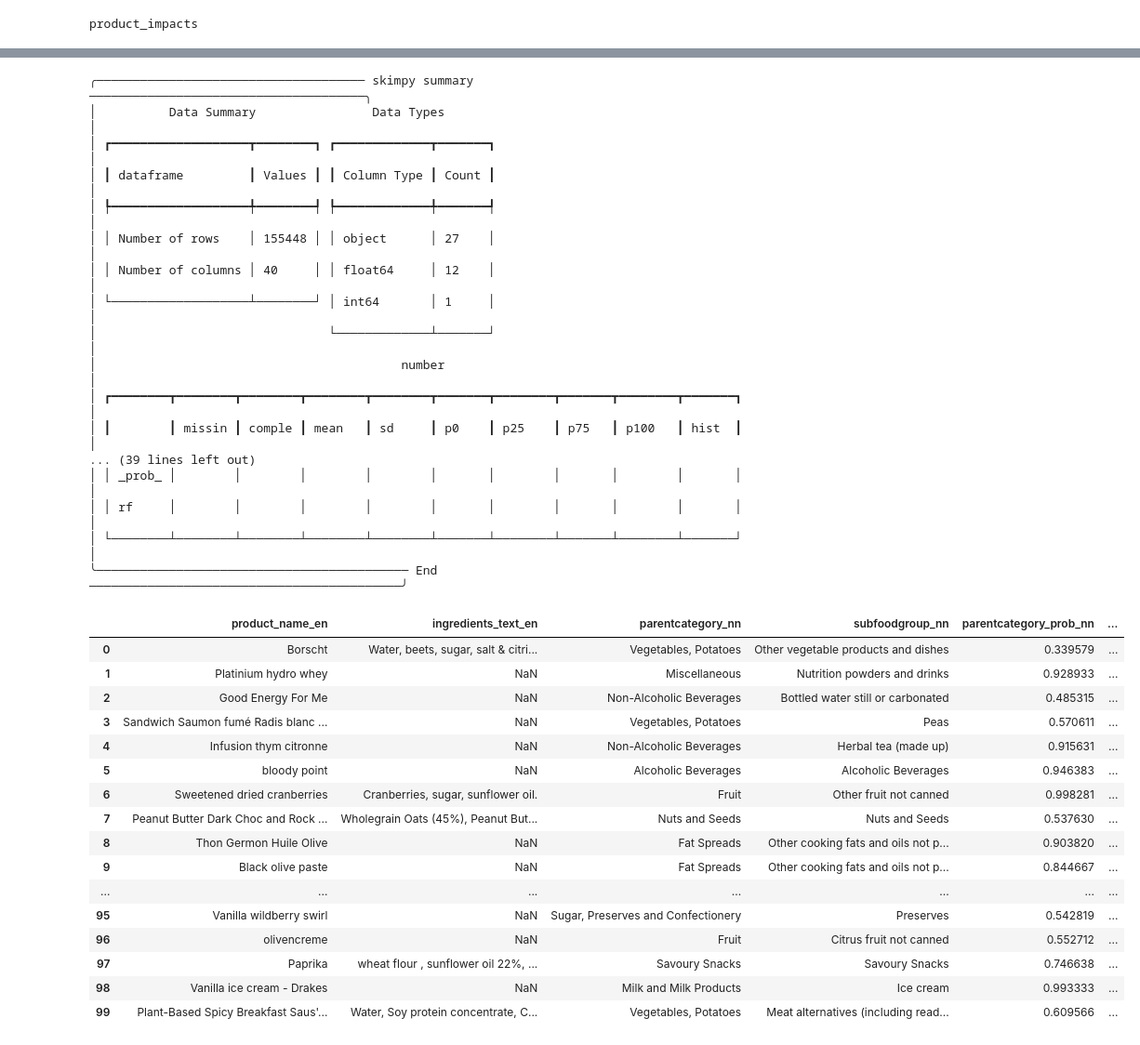
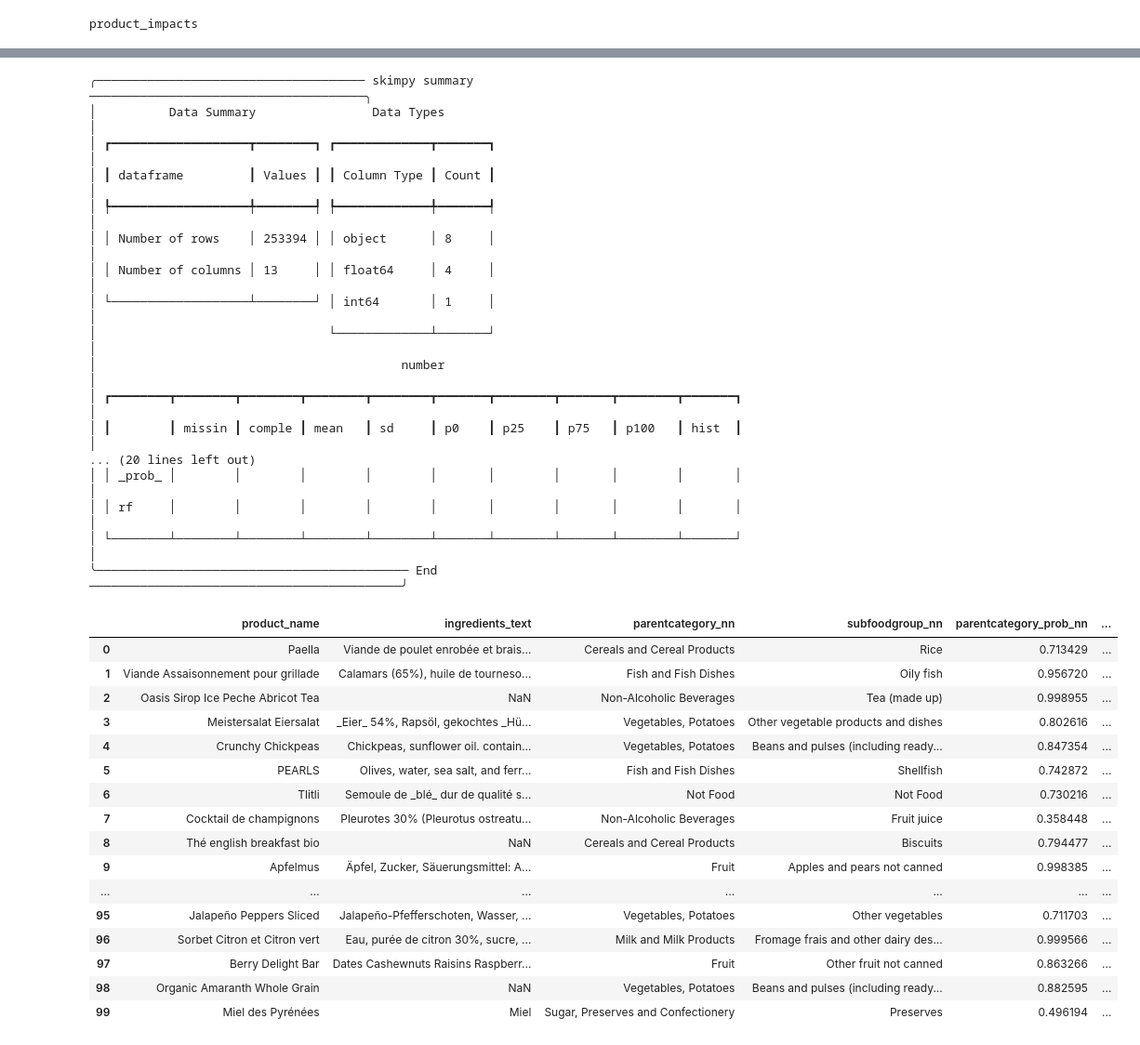
Before and after one commit to shrutijain90/food_product_impacts, a Jupyter notebook: product_impacts/ml_pipeline/validation.ipynb, the cells around one changed output, grey strips where cells are left out. Shown at 93% size. Cells and saved outputs as stored; diff of their text form; code cells hidden in the pictures.

```diff
--- a/product_impacts/ml_pipeline/validation.ipynb
+++ b/product_impacts/ml_pipeline/validation.ipynb
@@ -23,7 +24,15 @@ os.environ["RAY_ENABLE_MAC_LARGE_OBJECT_STORE"] = "1"
 # %%
 # enter path here
 data_dir = '../../SFS/openfoodfacts/all/'
-prefix = 'eng/'
-# %%
-pred_nn = pd.read_csv(f'{data_dir}/predictions/{prefix}predictions_nn.csv')
-pred_rf = pd.read_csv(f'{data_dir}/predictions/{prefix}predictions_rf.csv')
+# %%
+preds_nn = []
+preds_rf = []
+for prefix in ['eng/', 'non_eng/']:
+    pred_nn = pd.read_csv(f'../../SFS/openfoodfacts/all/predictions/{prefix}predictions_nn.csv')
+    preds_nn.append(pred_nn)
+
+    pred_rf = pd.read_csv(f'../../SFS/openfoodfacts/all/predictions/{prefix}predictions_rf.csv')
+    preds_rf.append(pred_rf)
+
+pred_nn = pd.concat(preds_nn, axis=0, ignore_index=True)
+pred_rf = pd.concat(preds_rf, axis=0, ignore_index=True)
@@ -252,40 +340,40 @@ skim(pred_compare[pred_compare['parentcategory_nn']!=pred_compare['parentcategor
 │ ┏━━━━━━━━━━━━━━━━━━━┳━━━━━━━━┓ ┏━━━━━━━━━━━━━┳━━━━━━━┓                                    │
 │ ┃ dataframe         ┃ Values ┃ ┃ Column Type ┃ Count ┃                                    │
 │ ┡━━━━━━━━━━━━━━━━━━━╇━━━━━━━━┩ ┡━━━━━━━━━━━━━╇━━━━━━━┩                                    │
-│ │ Number of rows    │ 155448 │ │ object      │ 27    │                                    │
-│ │ Number of columns │ 40     │ │ float64     │ 12    │                                    │
+│ │ Number of rows    │ 253394 │ │ object      │ 8     │                                    │
+│ │ Number of columns │ 13     │ │ float64     │ 4     │                                    │
 │ └───────────────────┴────────┘ │ int64       │ 1     │                                    │
 │                                └─────────────┴───────┘                                    │
 │                                          number                                           │
 │ ┏━━━━━━━━┳━━━━━━━━┳━━━━━━━━┳━━━━━━━━┳━━━━━━━━┳━━━━━━━┳━━━━━━━━┳━━━━━━━┳━━━━━━━━┳━━━━━━━┓  │
 │ ┃        ┃ missin ┃ comple ┃ mean   ┃ sd     ┃ p0    ┃ p25    ┃ p75   ┃ p100   ┃ hist  ┃  │
-... (39 lines left out)
+... (20 lines left out)
 │ │ _prob_ │        │        │        │        │       │        │       │        │       │  │
 │ │ rf     │        │        │        │        │       │        │       │        │       │  │
 │ └────────┴────────┴────────┴────────┴────────┴───────┴────────┴───────┴────────┴───────┘  │
 ╰─────────────────────────────────────────── End ───────────────────────────────────────────╯
 # %%
 pred_compare[(pred_compare['parentcategory_nn']!=pred_compare['parentcategory_rf'])].sample(100)[[
-    'product_name_en', 'ingredients_text_en',
+    'product_name', 'ingredients_text',
     'parentcategory_nn', 'subfoodgroup_nn',
     'parentcategory_prob_nn', 'subfoodgroup_prob_nn',
     'parentcategory_rf', 'subfoodgroup_rf',
     'parentcategory_prob_rf', 'subfoodgroup_prob_rf']].reset_index(drop=True)
 # %% [output]
-|  | product_name_en | ingredients_text_en | parentcategory_nn | subfoodgroup_nn | parentcategory_prob_nn | ... |
-| 0 | Borscht | Water, beets, sugar, salt & citri... | Vegetables, Potatoes | Other vegetable products and dishes | 0.339579 | ... |
-| 1 | Platinium hydro whey | NaN | Miscellaneous | Nutrition powders and drinks | 0.928933 | ... |
-| 2 | Good Energy For Me | NaN | Non-Alcoholic Beverages | Bottled water still or carbonated | 0.485315 | ... |
-| 3 | Sandwich Saumon fumé Radis blanc ... | NaN | Vegetables, Potatoes | Peas | 0.570611 | ... |
-| 4 | Infusion thym citronne | NaN | Non-Alcoholic Beverages | Herbal tea (made up) | 0.915631 | ... |
-| 5 | bloody point | NaN | Alcoholic Beverages | Alcoholic Beverages | 0.946383 | ... |
-| 6 | Sweetened dried cranberries | Cranberries, sugar, sunflower oil. | Fruit | Other fruit not canned | 0.998281 | ... |
-| 7 | Peanut Butter Dark Choc and Rock ... | Wholegrain Oats (45%), Peanut But... | Nuts and Seeds | Nuts and Seeds | 0.537630 | ... |
-| 8 | Thon Germon Huile Olive | NaN | Fat Spreads | Other cooking fats and oils not p... | 0.903820 | ... |
-| 9 | Black olive paste | NaN | Fat Spreads | Other cooking fats and oils not p... | 0.844667 | ... |
+|  | product_name | ingredients_text | parentcategory_nn | subfoodgroup_nn | parentcategory_prob_nn | ... |
+| 0 | Paella | Viande de poulet enrobée et brais... | Cereals and Cereal Products | Rice | 0.713429 | ... |
+| 1 | Viande Assaisonnement pour grillade | Calamars (65%), huile de tourneso... | Fish and Fish Dishes | Oily fish | 0.956720 | ... |
+| 2 | Oasis Sirop Ice Peche Abricot Tea | NaN | Non-Alcoholic Beverages | Tea (made up) | 0.998955 | ... |
+| 3 | Meistersalat Eiersalat | _Eier_ 54%, Rapsöl, gekochtes _Hü... | Vegetables, Potatoes | Other vegetable products and dishes | 0.802616 | ... |
+| 4 | Crunchy Chickpeas | Chickpeas, sunflower oil. contain... | Vegetables, Potatoes | Beans and pulses (including ready... | 0.847354 | ... |
+| 5 | PEARLS | Olives, water, sea salt, and ferr... | Fish and Fish Dishes | Shellfish | 0.742872 | ... |
+| 6 | Tlitli | Semoule de _blé_ dur de qualité s... | Not Food | Not Food | 0.730216 | ... |
+| 7 | Cocktail de champignons | Pleurotes 30% (Pleurotus ostreatu... | Non-Alcoholic Beverages | Fruit juice | 0.358448 | ... |
+| 8 | Thé english breakfast bio | NaN | Cereals and Cereal Products | Biscuits | 0.794477 | ... |
+| 9 | Apfelmus | Äpfel, Zucker, Säuerungsmittel: A... | Fruit | Apples and pears not canned | 0.998385 | ... |
 | ... | ... | ... | ... | ... | ... | ... |
-| 95 | Vanilla wildberry swirl | NaN | Sugar, Preserves and Confectionery | Preserves | 0.542819 | ... |
-| 96 | olivencreme | NaN | Fruit | Citrus fruit not canned | 0.552712 | ... |
-| 97 | Paprika | wheat flour , sunflower oil 22%, ... | Savoury Snacks | Savoury Snacks | 0.746638 | ... |
-| 98 | Vanilla ice cream - Drakes | NaN | Milk and Milk Products | Ice cream | 0.993333 | ... |
-| 99 | Plant-Based Spicy Breakfast Saus'... | Water, Soy protein concentrate, C... | Vegetables, Potatoes | Meat alternatives (including read... | 0.609566 | ... |
+| 95 | Jalapeño Peppers Sliced | Jalapeño-Pfefferschoten, Wasser, ... | Vegetables, Potatoes | Other vegetables | 0.711703 | ... |
+| 96 | Sorbet Citron et Citron vert | Eau, purée de citron 30%, sucre, ... | Milk and Milk Products | Fromage frais and other dairy des... | 0.999566 | ... |
+| 97 | Berry Delight Bar | Dates Cashewnuts Raisins Raspberr... | Fruit | Other fruit not canned | 0.863266 | ... |
+| 98 | Organic Amaranth Whole Grain | NaN | Vegetables, Potatoes | Beans and pulses (including ready... | 0.882595 | ... |
+| 99 | Miel des Pyrénées | Miel | Sugar, Preserves and Confectionery | Preserves | 0.496194 | ... |
```
Also changed, not shown: parts of 24 cells of this notebook, 7 other files.
